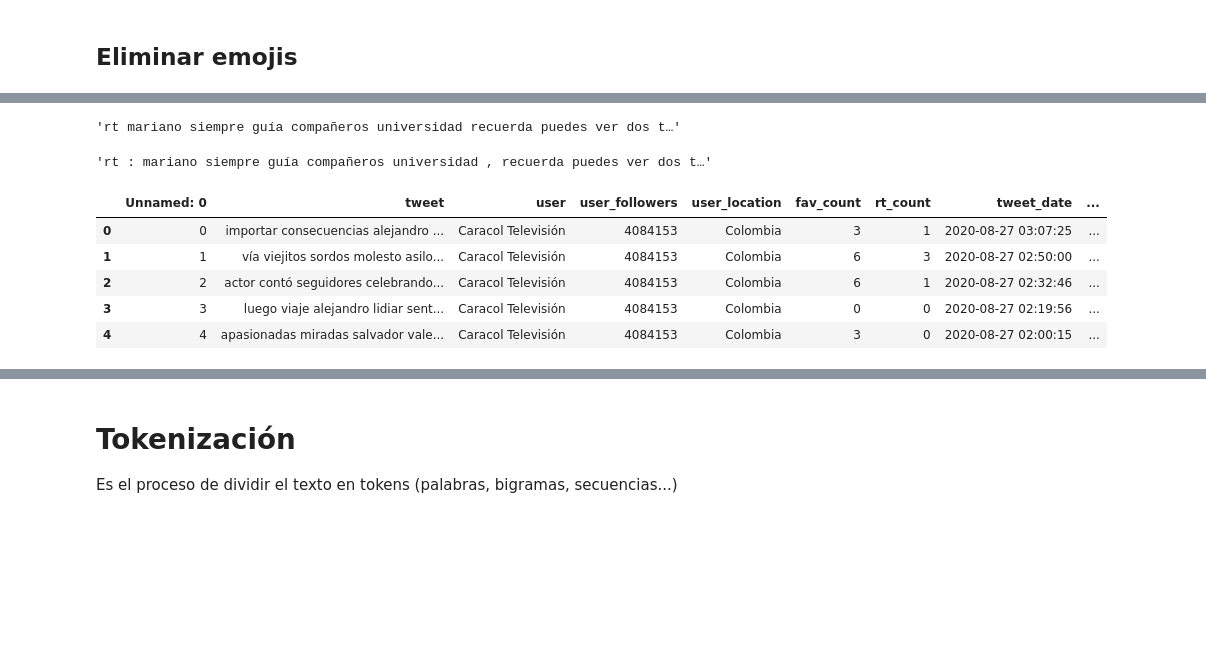
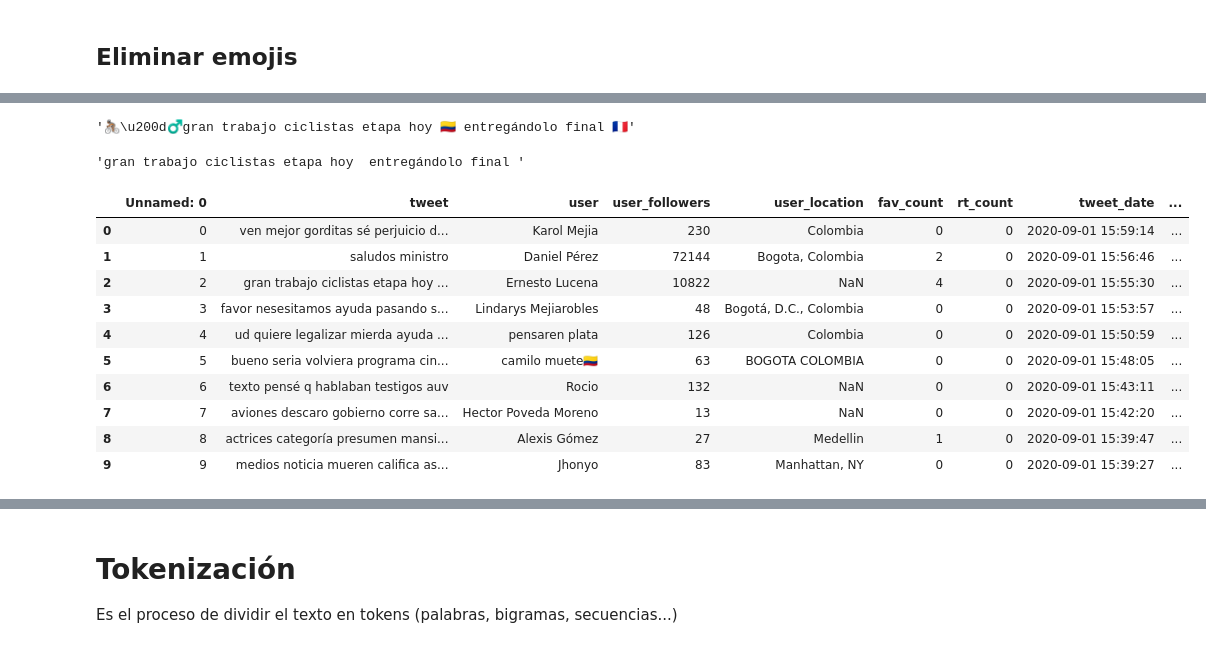
Before and after one commit to ibonetc/DataAnalytics_Text, a Jupyter notebook: DA_TwitterAPI_CleanText.ipynb, the cells around one changed output, grey strips where cells are left out. Saved outputs shown, nothing was run; the diff lists cells and outputs as text; code cells hidden in the pictures; blank space fills up the shorter version.

```diff
--- a/DA_TwitterAPI_CleanText.ipynb
+++ b/DA_TwitterAPI_CleanText.ipynb
@@ -274,6 +310,7 @@ Los textos siempre tienen ruido que nos impiden hacer un buen análisis del mism
 # %%
 import re
 # %%
+from string import punctuation
 def  clean_text(df, text_field):
   patternURLEMAIL=r'(\w+[.]?\w+@(\w+\.)+\w+)|((http:\/\/www\.|https:\/\/www\.|http:\/\/|https:\/\/)?\w+([\-\.]{1}\w+)*\.[a-z]{2,5}(\/)?(([^\s@])*(\/)?)*)'
   patternHashtagMention=r'(@\w+)|(#\w+)'
@@ -289,8 +326,36 @@ def  clean_text(df, text_field):
   ## Sustituir espacios de más
   df[text_field] = df[text_field].apply(lambda elem: re.sub(r'\s+',' ', elem))
   ## Eliminar signos de puntuación '[!#?,.:";]'
-  df[text_field] = df[text_field].apply(lambda elem: re.sub(r'[!#?,.:";‘’]',' ', elem))
+  #df[text_field] = df[text_field].apply(lambda elem: re.sub(r'[¡¿!#?,.:";‘’]',' ', elem))
+  non_words = list(punctuation)
+  non_words.extend(['¿', '¡'])
   return df
+# %%
+from string import punctuation
+def  clean_text(df, text_field):
+  patternURLEMAIL=r'(\w+[.]?\w+@(\w+\.)+\w+)|((http:\/\/www\.|https:\/\/www\.|http:\/\/|https:\/\/)?\w+([\-\.]{1}\w+)*\.[a-z]{2,5}(\/)?(([^\s@])*(\/)?)*)'
+  patternHashtagMention=r'(@\w+)|(#\w+)'
+  #Primero convertimos a minúscula
+  df[text_field] = df[text_field].str.lower()
+  # Utilizamos las expresiones regulares anteriores sobre URL, email, hashtag y menciones para quitarlos
+  df[text_field] = df[text_field].apply(lambda elem: re.sub(patternURLEMAIL,'', elem))
+  # Utilizamos una expresión regular para eliminar los hashtag y las menciones con @
+  df[text_field] = df[text_field].apply(lambda elem: re.sub(patternHashtagMention,'', elem))
+  # Utilizamos una expresión regular también para eliminar los signos de mayor que y menor que
+  df[text_field] = df[text_field].apply(lambda elem: re.sub(r'(\&gt\;)|(\&lt\;)','', elem))
+  # Utilizamos una expresión regular también para eliminar a.m y p.m cuando mencionan horas
+  df[text_field] = df[text_field].apply(lambda elem: re.sub(r'(a\.m)|(p\.m)','', elem))
+  # Utilizamos una expresión regular también para eliminar los números
+  df[text_field] = df[text_field].apply(lambda elem: re.sub(r'\d+','', elem))
+  df[text_field] = df[text_field].apply(lambda elem: re.sub(r'[|]','', elem))
+  ## Sustituir espacios de más
+  df[text_field] = df[text_field].apply(lambda elem: re.sub(r'\s+',' ', elem))
+  ## Eliminar signos de puntuación '[!#?,.:";]'
+  #df[text_field] = df[text_field].apply(lambda elem: re.sub(r"""[‘’]""",' ', elem))
+  non_words = list(punctuation)
+  non_words.extend(['¿', '¡', '‘', '’'])
+  df[text_field] = df[text_field].apply(lambda elem: ''.join([c for c in elem if c not in non_words]))
+  return df
 # %%
 df.head()
 # %% [output]
@@ -338,0 +415,10 @@ Eliminar signos de puntuación y caracteres extraños
+# %%
+stop.extend(['pues','si'])
+df_clean['tweet'] = df_clean['tweet'].apply(lambda x: ' '.join([word for word in x.split() if word not in (stop)]))
+text = ' '.join(txt for txt in df.tweet)
+wordcloud = WordCloud(background_color="white", max_words=30, contour_width=5, contour_color='steelblue', width=1280, height=690)
+wordcloud.generate(text)
+plt.figure(figsize=(15,10))
+plt.imshow(wordcloud, interpolation='bilinear')
+plt.axis("off")
+plt.show()
@@ -355,24 +443,29 @@ import emoji
 def remove_emoji(text):
   return emoji.get_emoji_regexp().sub(r'', text)
 # %%
-df_clean['tweet'][5]
+df_clean['tweet'][2]
 # %% [output]
-'rt mariano siempre guía compañeros universidad recuerda puedes ver dos t…'
+'🚴🏾\u200d♂️gran trabajo ciclistas etapa hoy 🇨🇴 entregándolo final 🇫🇷'
 # %%
-remove_emoji(df_clean['tweet'][5])
+remove_emoji(df_clean['tweet'][2])
 # %% [output]
-'rt : mariano siempre guía compañeros universidad , recuerda puedes ver dos t…'
+'gran trabajo ciclistas etapa hoy  entregándolo final '
 # %%
 df_clean['tweet']=df_clean['tweet'].apply(lambda text: remove_emoji(text))
 # %%
-df_clean.head()
+df_clean.head(10)
 # %% [output]
 |  | Unnamed: 0 | tweet | user | user_followers | user_location | fav_count | rt_count | tweet_date | ... |
-| 0 | 0 | importar consecuencias alejandro ... | Caracol Televisión | 4084153 | Colombia | 3 | 1 | 2020-08-27 03:07:25 | ... |
-| 1 | 1 | vía viejitos sordos molesto asilo... | Caracol Televisión | 4084153 | Colombia | 6 | 3 | 2020-08-27 02:50:00 | ... |
-| 2 | 2 | actor contó seguidores celebrando... | Caracol Televisión | 4084153 | Colombia | 6 | 1 | 2020-08-27 02:32:46 | ... |
-| 3 | 3 | luego viaje alejandro lidiar sent... | Caracol Televisión | 4084153 | Colombia | 0 | 0 | 2020-08-27 02:19:56 | ... |
-| 4 | 4 | apasionadas miradas salvador vale... | Caracol Televisión | 4084153 | Colombia | 3 | 0 | 2020-08-27 02:00:15 | ... |
+| 0 | 0 | ven mejor gorditas sé perjuicio d... | Karol Mejia | 230 | Colombia | 0 | 0 | 2020-09-01 15:59:14 | ... |
+| 1 | 1 | saludos ministro | Daniel Pérez | 72144 | Bogota, Colombia | 2 | 0 | 2020-09-01 15:56:46 | ... |
+| 2 | 2 | gran trabajo ciclistas etapa hoy ... | Ernesto Lucena | 10822 | NaN | 4 | 0 | 2020-09-01 15:55:30 | ... |
+| 3 | 3 | favor nesesitamos ayuda pasando s... | Lindarys Mejiarobles | 48 | Bogotá, D.C., Colombia | 0 | 0 | 2020-09-01 15:53:57 | ... |
+| 4 | 4 | ud quiere legalizar mierda ayuda ... | pensaren plata | 126 | Colombia | 0 | 0 | 2020-09-01 15:50:59 | ... |
+| 5 | 5 | bueno seria volviera programa cin... | camilo muete🇨🇴 | 63 | BOGOTA COLOMBIA | 0 | 0 | 2020-09-01 15:48:05 | ... |
+| 6 | 6 | texto pensé q hablaban testigos auv | Rocio | 132 | NaN | 0 | 0 | 2020-09-01 15:43:11 | ... |
+| 7 | 7 | aviones descaro gobierno corre sa... | Hector Poveda Moreno | 13 | NaN | 0 | 0 | 2020-09-01 15:42:20 | ... |
+| 8 | 8 | actrices categoría presumen mansi... | Alexis Gómez | 27 | Medellin | 1 | 0 | 2020-09-01 15:39:47 | ... |
+| 9 | 9 | medios noticia mueren califica as... | Jhonyo | 83 | Manhattan, NY | 0 | 0 | 2020-09-01 15:39:27 | ... |
 # %%
 df.head()
 # %% [output]
```
Also changed, not shown: parts of 67 cells of this notebook.
